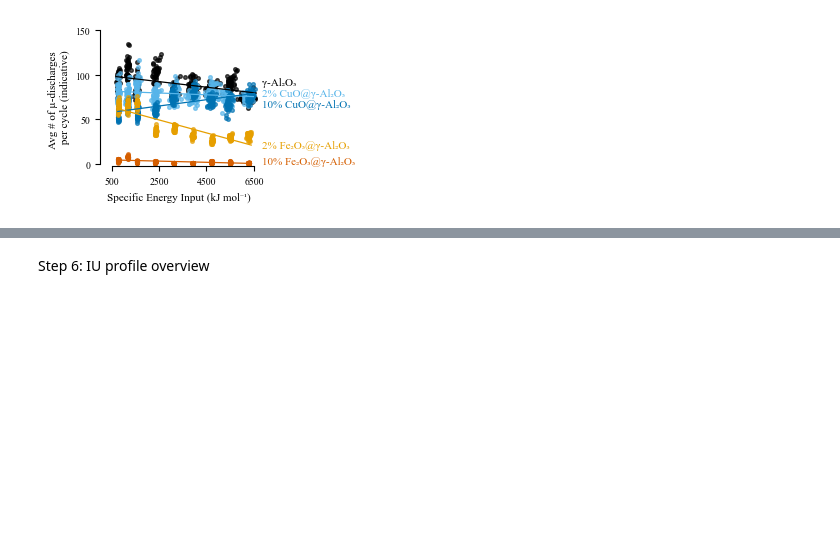
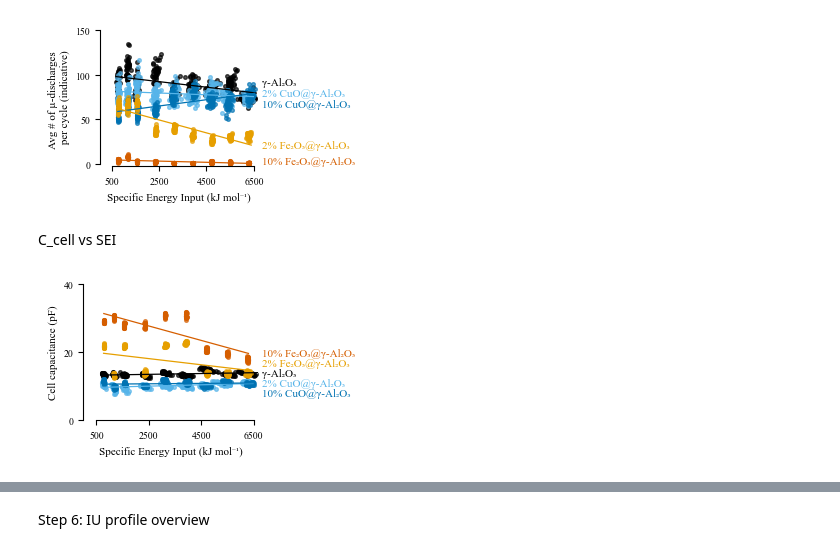
Before and after one commit to sbossier/ladca_incat_envecon_paper, a Jupyter notebook: ipynb/visualisation_electrical.ipynb, the cells around one changed output, grey strips where cells are left out. Saved outputs shown, nothing was run; the diff lists cells and outputs as text; code cells hidden in the pictures; blank space fills up the shorter version.

```diff
--- a/ipynb/visualisation_electrical.ipynb
+++ b/ipynb/visualisation_electrical.ipynb
@@ -360,3 +361,64 @@ plt.savefig(
 plt.show()
 # %% [output]
 [figure]
+# %% [markdown]
+C_cell vs SEI
+# %%
+# Create a scatter plot with a linear regression line for each material_name
+g = sns.lmplot(
+    x="sei_kjmol",
+    y="C_cell_avg_pF",
+    hue="material_name",
+    hue_order=material_order,
+    palette=cb_colors,
+    data=df,
+    height=5/2.54,
+    aspect=1.66,
+    order=1,
+    ci=None,
+    legend=False,
+    scatter_kws={"s": 7, "alpha": alpha},
+    line_kws={"lw": 0.9}
+)
+
+g.set_xlabels("Specific Energy Input (kJ mol⁻¹)", fontsize=8)
+g.set_ylabels("Cell capacitance (pF)", fontsize=8)
+
+ax = g.axes.flatten()[0]
+
+ax.set_xlim(0, 6650)
+ax.spines['bottom'].set_bounds(500, 6500)
+ax.set_xticks(ticks=[500, 2500, 4500, 6500])
+
+ax.set_ylim(0, 40)
+ax.spines['left'].set_bounds(0, 40)
+ax.set_yticks(ticks=[0, 20, 40])
+
+# Define the label points manually
+label_points = {
+    'γ-Al₂O₃': (6550, 13),
+    '2% CuO@γ-Al₂O₃': (6550, 10),
+    '2% Fe₂O₃@γ-Al₂O₃': (6550, 16),
+    '10% CuO@γ-Al₂O₃': (6550, 7),
+    '10% Fe₂O₃@γ-Al₂O₃':  (6550, 19)
+}
+
+# Loop through each item in label_points
+# and add a text label with an offset
+for material, (x, y) in label_points.items():
+    ax.annotate(
+        text=material,
+        xy=(x, y),
+        xytext=(5,0),
+        textcoords='offset points',
+        fontsize=8,
+        color=cb_colors[material]
+    )
+
+plt.tight_layout()
+plt.savefig(
+    r"C:\Users\sande\Dropbox\Apps\Overleaf\ladca_incat_envecon_paper_elsevier\figs\sander_C_cell_vs_sei.pdf"
+)
+plt.show()
+# %% [output]
+[figure, added]
```
Also changed, not shown: parts of 32 cells of this notebook.
